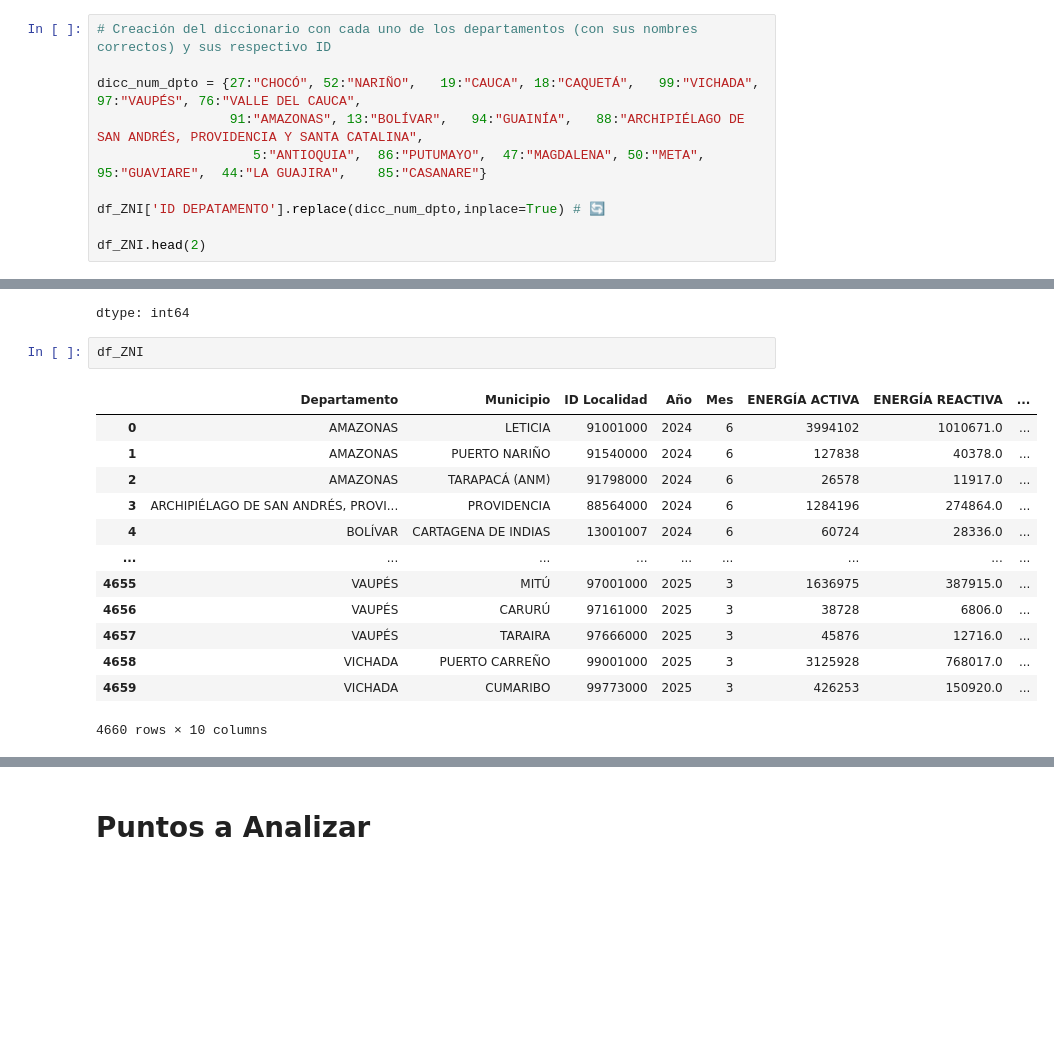
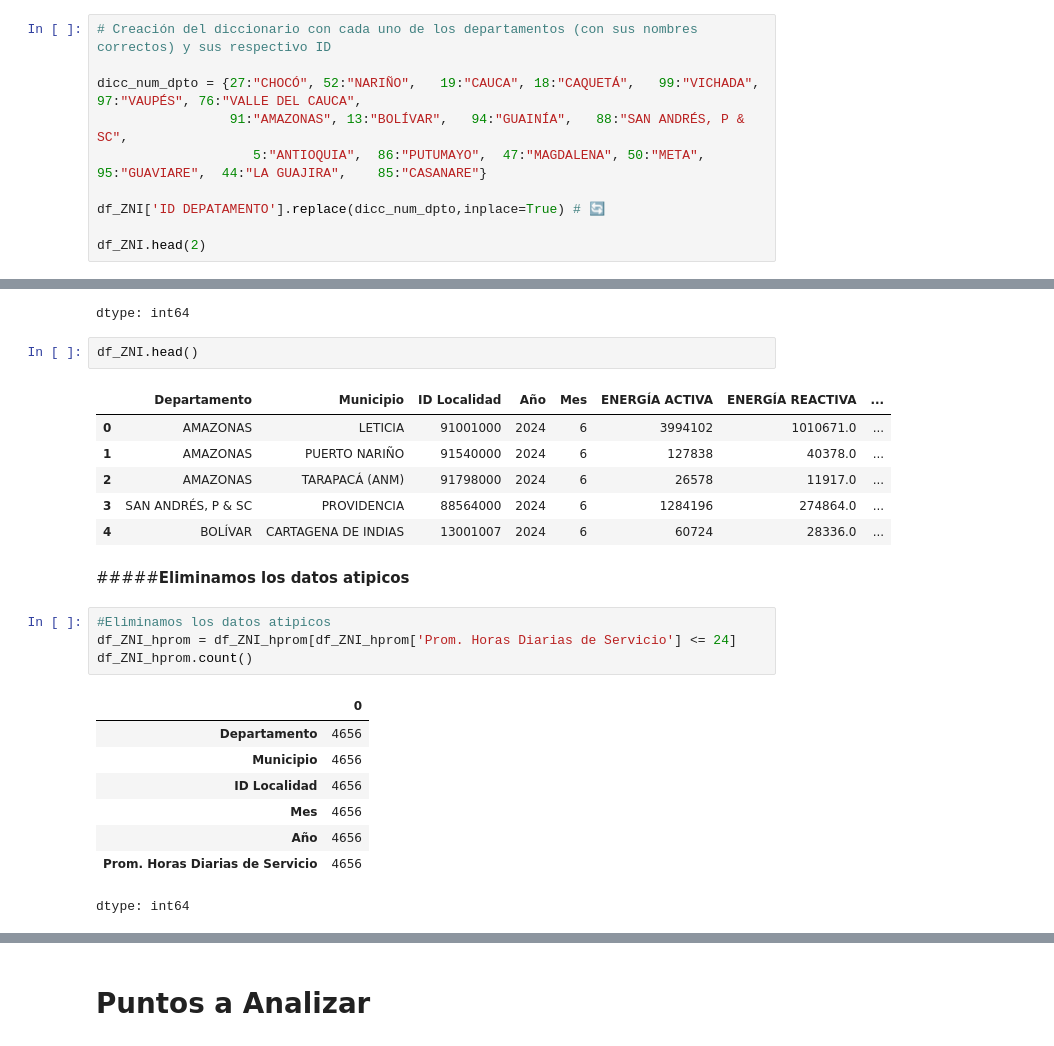
Before and after one commit to Will046-rA9/An-lisis-ZNI, a Jupyter notebook: ProyectoZNI (1).ipynb, the cells around one changed output, grey strips where cells are left out. Cells and saved outputs as stored; diff of their text form; blank space fills up the shorter version.

```diff
--- a/ProyectoZNI (1).ipynb
+++ b/ProyectoZNI (1).ipynb
@@ -169,7 +171,7 @@ dtype: int64
 # Creación del diccionario con cada uno de los departamentos (con sus nombres correctos) y sus respectivo ID
 
 dicc_num_dpto = {27:"CHOCÓ", 52:"NARIÑO",	19:"CAUCA",	18:"CAQUETÁ",	99:"VICHADA",	97:"VAUPÉS", 76:"VALLE DEL CAUCA",
-                 91:"AMAZONAS",	13:"BOLÍVAR",	94:"GUAINÍA",	88:"ARCHIPIÉLAGO DE SAN ANDRÉS, PROVIDENCIA Y SANTA CATALINA",
+                 91:"AMAZONAS",	13:"BOLÍVAR",	94:"GUAINÍA",	88:"SAN ANDRÉS, P & SC",
                  	5:"ANTIOQUIA",	86:"PUTUMAYO",	47:"MAGDALENA",	50:"META",	95:"GUAVIARE",	44:"LA GUAJIRA",	85:"CASANARE"}
 
 df_ZNI['ID DEPATAMENTO'].replace(dicc_num_dpto,inplace=True) # 🔄
@@ -482,18 +478,26 @@ df_localidad_timbiqui.count()
 | Fecha_str | 37 |
 dtype: int64
 # %%
-df_ZNI
+df_ZNI.head()
 # %% [output]
 |  | Departamento | Municipio | ID Localidad | Año | Mes | ENERGÍA ACTIVA | ENERGÍA REACTIVA | ... |
 | 0 | AMAZONAS | LETICIA | 91001000 | 2024 | 6 | 3994102 | 1010671.0 | ... |
 | 1 | AMAZONAS | PUERTO NARIÑO | 91540000 | 2024 | 6 | 127838 | 40378.0 | ... |
 | 2 | AMAZONAS | TARAPACÁ (ANM) | 91798000 | 2024 | 6 | 26578 | 11917.0 | ... |
-| 3 | ARCHIPIÉLAGO DE SAN ANDRÉS, PROVI... | PROVIDENCIA | 88564000 | 2024 | 6 | 1284196 | 274864.0 | ... |
+| 3 | SAN ANDRÉS, P & SC | PROVIDENCIA | 88564000 | 2024 | 6 | 1284196 | 274864.0 | ... |
 | 4 | BOLÍVAR | CARTAGENA DE INDIAS | 13001007 | 2024 | 6 | 60724 | 28336.0 | ... |
-| ... | ... | ... | ... | ... | ... | ... | ... | ... |
-| 4655 | VAUPÉS | MITÚ | 97001000 | 2025 | 3 | 1636975 | 387915.0 | ... |
-| 4656 | VAUPÉS | CARURÚ | 97161000 | 2025 | 3 | 38728 | 6806.0 | ... |
-| 4657 | VAUPÉS | TARAIRA | 97666000 | 2025 | 3 | 45876 | 12716.0 | ... |
-| 4658 | VICHADA | PUERTO CARREÑO | 99001000 | 2025 | 3 | 3125928 | 768017.0 | ... |
-| 4659 | VICHADA | CUMARIBO | 99773000 | 2025 | 3 | 426253 | 150920.0 | ... |
-4660 rows × 10 columns
+# %% [markdown]
+#####**Eliminamos los datos atipicos**
+# %%
+#Eliminamos los datos atipicos
+df_ZNI_hprom = df_ZNI_hprom[df_ZNI_hprom['Prom. Horas Diarias de Servicio'] <= 24]
+df_ZNI_hprom.count()
+# %% [output]
+|  | 0 |
+| Departamento | 4656 |
+| Municipio | 4656 |
+| ID Localidad | 4656 |
+| Mes | 4656 |
+| Año | 4656 |
+| Prom. Horas Diarias de Servicio | 4656 |
+dtype: int64
```
Also changed, not shown: parts of 46 cells of this notebook.
